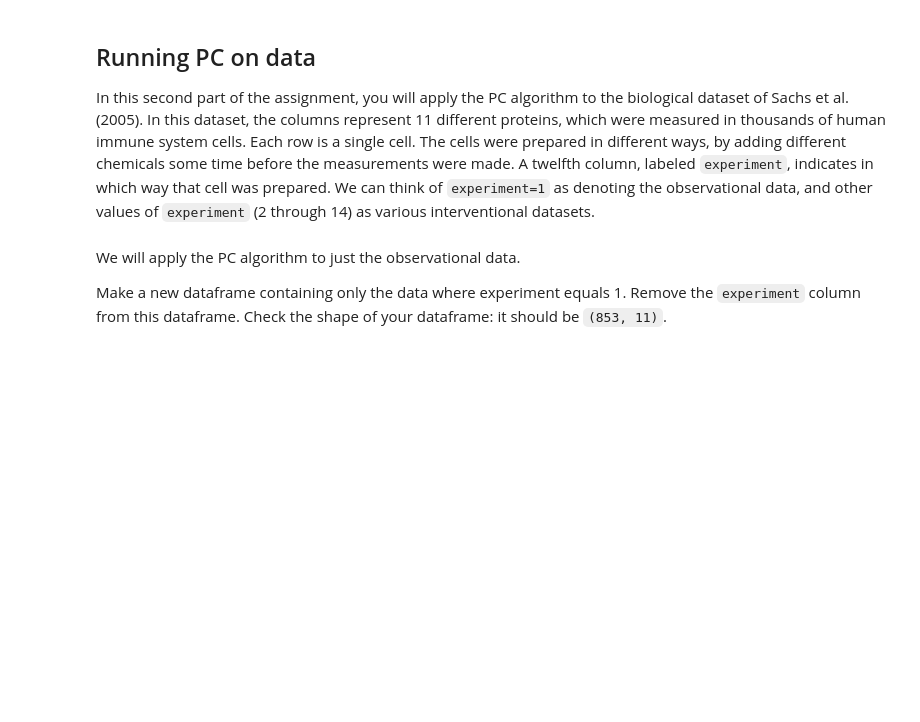
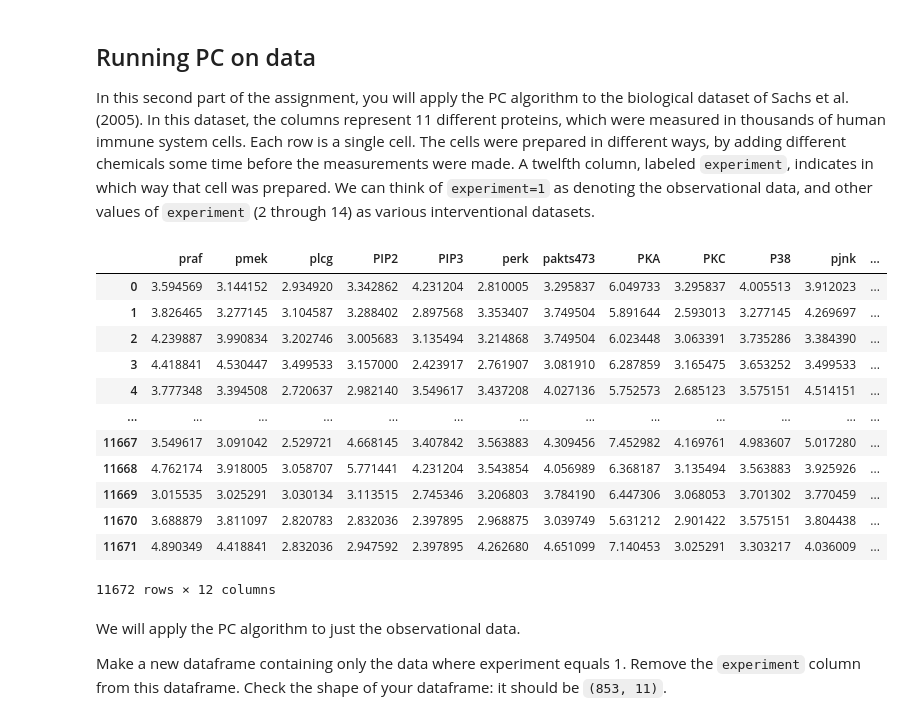
Before and after one commit to idangrady/INFOMAML, a Jupyter notebook: Programming_Assignments/Assignment_4/AML_assignment4.ipynb, the cells around one changed output. Cells and saved outputs as stored; diff of their text form; code cells hidden in the pictures; blank space fills up the shorter version.

```diff
--- a/Programming_Assignments/Assignment_4/AML_assignment4.ipynb
+++ b/Programming_Assignments/Assignment_4/AML_assignment4.ipynb
@@ -302,6 +302,22 @@ PASS
 # %% [markdown]
 ## Running PC on data
 In this second part of the assignment, you will apply the PC algorithm to the biological dataset of Sachs et al. (2005). In this dataset, the columns represent 11 different proteins, which were measured in thousands of human immune system cells. Each row is a single cell. The cells were prepared in different ways, by adding different chemicals some time before the measurements were made. A twelfth column, labeled `experiment`, indicates in which way that cell was prepared. We can think of `experiment=1` as denoting the observational data, and other values of `experiment` (2 through 14) as various interventional datasets.
+# %%
+all_data
+# %% [output]
+|  | praf | pmek | plcg | PIP2 | PIP3 | perk | pakts473 | PKA | PKC | P38 | pjnk | ... |
+| 0 | 3.594569 | 3.144152 | 2.934920 | 3.342862 | 4.231204 | 2.810005 | 3.295837 | 6.049733 | 3.295837 | 4.005513 | 3.912023 | ... |
+| 1 | 3.826465 | 3.277145 | 3.104587 | 3.288402 | 2.897568 | 3.353407 | 3.749504 | 5.891644 | 2.593013 | 3.277145 | 4.269697 | ... |
+| 2 | 4.239887 | 3.990834 | 3.202746 | 3.005683 | 3.135494 | 3.214868 | 3.749504 | 6.023448 | 3.063391 | 3.735286 | 3.384390 | ... |
+| 3 | 4.418841 | 4.530447 | 3.499533 | 3.157000 | 2.423917 | 2.761907 | 3.081910 | 6.287859 | 3.165475 | 3.653252 | 3.499533 | ... |
+| 4 | 3.777348 | 3.394508 | 2.720637 | 2.982140 | 3.549617 | 3.437208 | 4.027136 | 5.752573 | 2.685123 | 3.575151 | 4.514151 | ... |
+| ... | ... | ... | ... | ... | ... | ... | ... | ... | ... | ... | ... | ... |
+| 11667 | 3.549617 | 3.091042 | 2.529721 | 4.668145 | 3.407842 | 3.563883 | 4.309456 | 7.452982 | 4.169761 | 4.983607 | 5.017280 | ... |
+| 11668 | 4.762174 | 3.918005 | 3.058707 | 5.771441 | 4.231204 | 3.543854 | 4.056989 | 6.368187 | 3.135494 | 3.563883 | 3.925926 | ... |
+| 11669 | 3.015535 | 3.025291 | 3.030134 | 3.113515 | 2.745346 | 3.206803 | 3.784190 | 6.447306 | 3.068053 | 3.701302 | 3.770459 | ... |
+| 11670 | 3.688879 | 3.811097 | 2.820783 | 2.832036 | 2.397895 | 2.968875 | 3.039749 | 5.631212 | 2.901422 | 3.575151 | 3.804438 | ... |
+| 11671 | 4.890349 | 4.418841 | 2.832036 | 2.947592 | 2.397895 | 4.262680 | 4.651099 | 7.140453 | 3.025291 | 3.303217 | 4.036009 | ... |
+11672 rows × 12 columns
 # %%
 import pandas as pd
 
```
Also changed, not shown: parts of 15 cells of this notebook.
